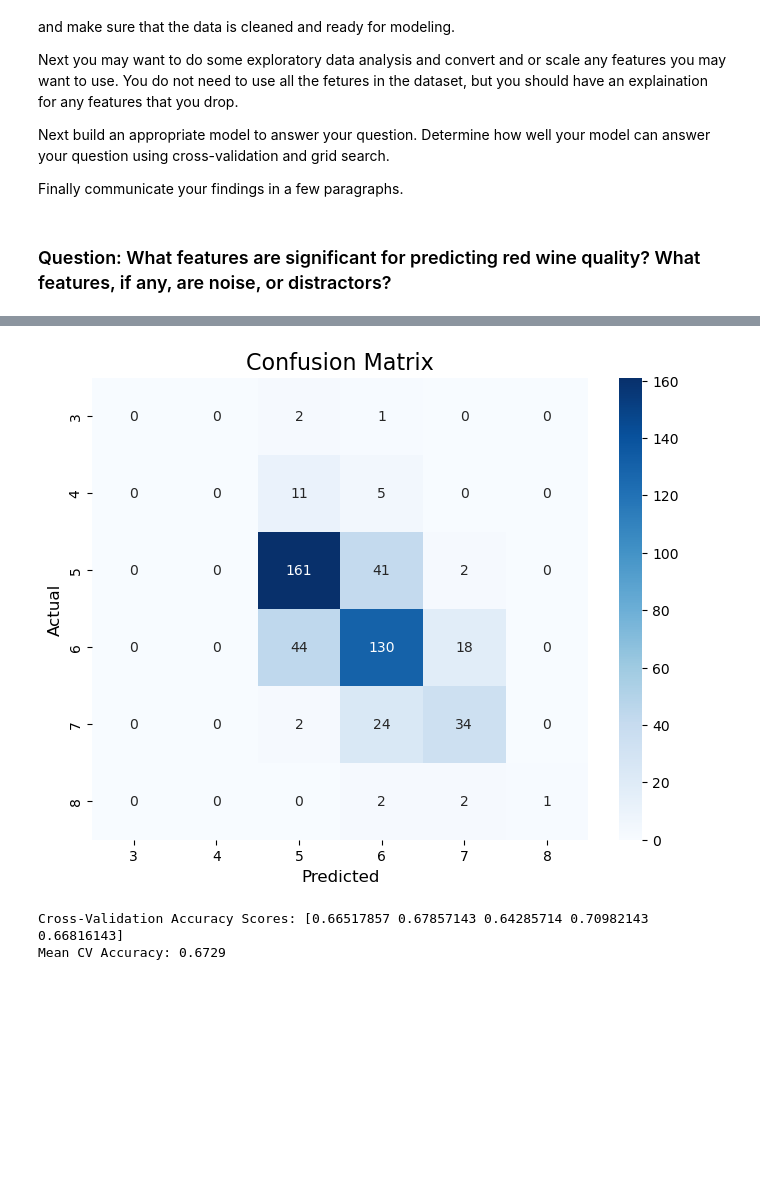
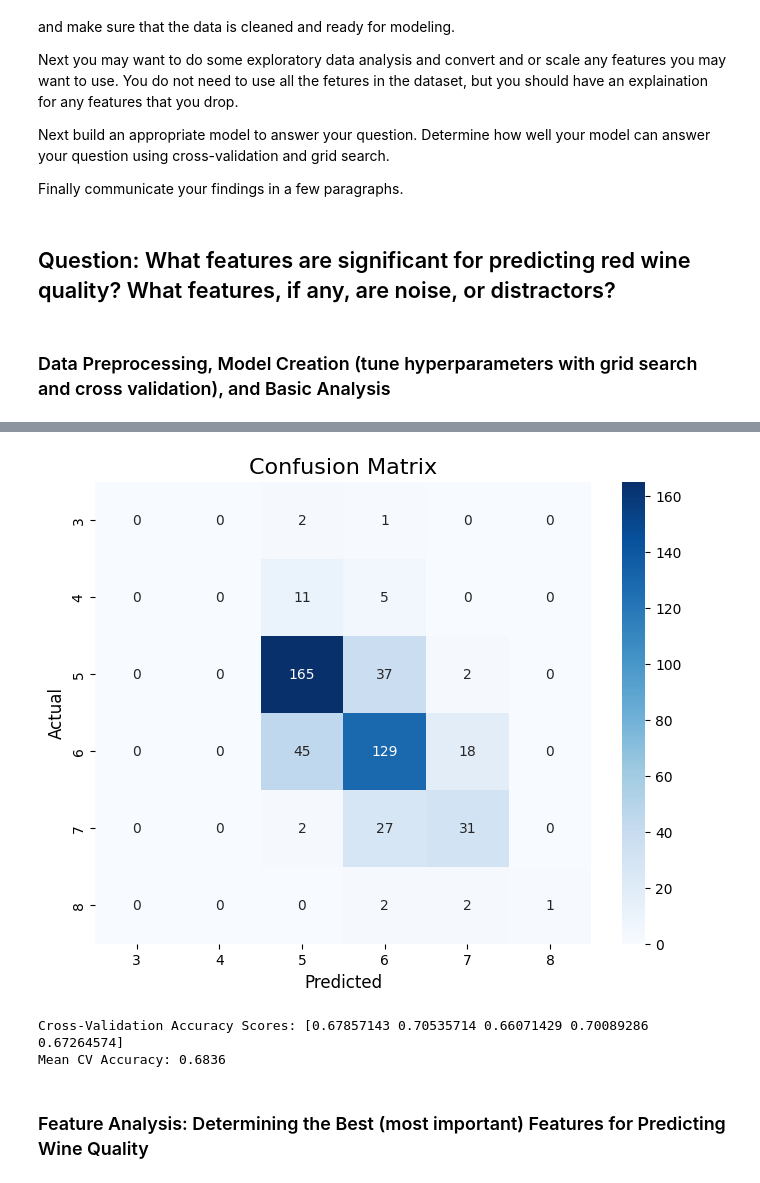
Before and after one commit to ktranfaglia1/DSCI470, a Jupyter notebook: Homework03/470_hw3.ipynb, the cells around one changed output, grey strips where cells are left out. Drawn from its saved outputs; the diff is of its cells as text; code cells hidden in the pictures; blank space fills up the shorter version.

```diff
--- a/Homework03/470_hw3.ipynb
+++ b/Homework03/470_hw3.ipynb
@@ -25,7 +25,7 @@ Next build an appropriate model to answer your question. Determine how well your
 
 Finally communicate your findings in a few paragraphs.
 # %% [markdown]
-### Question: What features are significant for predicting red wine quality? What features, if any, are noise, or distractors? ###
+## Question: What features are significant for predicting red wine quality? What features, if any, are noise, or distractors? ##
 # %%
 # Import necessary libraries
 import pandas as pd
@@ -40,15 +44,16 @@ df_wine_red = pd.read_csv("winequality-red.csv", sep=';')
 # df_wine_white=pd.read_csv("winequality-white.csv", sep=';')
 # df_fires=pd.read_csv('forestfires.csv')
 # df_pop=pd.read_csv('pop_failures_fixed.dat',sep=',')
+# %% [markdown]
+### Data Preprocessing, Model Creation (tune hyperparameters with grid search and cross validation), and Basic Analysis ###
 # %%
 # Display some data, statistics, and summary info
-df_wine_red.describe()
-print(df_wine_red.head())
-print(df_wine_red.info())
+print(df_wine_red.describe())
+print("\n", df_wine_red.head())
 
 # Calculate and Display the frequency of each quality rating
 quality_counts = df_wine_red['quality'].value_counts().sort_index()
-print(quality_counts)
+print("\n", quality_counts)
 
 # Visualize the target variable (quality) distribution
 plt.figure(figsize=(8, 6))
@@ -63,7 +68,7 @@ plt.show()
 target = df_wine_red['quality']  # Extract target
 features = df_wine_red.drop('quality', axis=1)  # Extract features
 
-# Train-test split
+# Train-test split the dataset
 X_train, X_test, y_train, y_test = train_test_split(features, target, test_size=0.3, random_state=7, stratify=target)
 
 # Feature scaling (Standard: Mean = 0, Std = 1)
@@ -72,36 +77,54 @@ X_train_scaled = scaler.fit_transform(X_train)
 X_test_scaled = scaler.transform(X_test)
 
 # Build model and tune hyperparameter using Grid Search
-rf = RandomForestClassifier(random_state=7)
+rf = RandomForestClassifier(class_weight='balanced', random_state=7)
 
 # Define hyperparameters to tune
 grid_tune = {
-    'n_estimators': [50, 100, 200],
-    'max_depth': [None, 10, 20, 30],
-    'min_samples_split': [2, 5, 10]
+    'n_estimators': [100, 125, 150, 175, 200],
+    'max_depth': [None, 10, 20, 30, 40],
+    'min_samples_split': [2, 4, 6, 8, 10]
 }
 
 # Grid Search with Cross-Validation (cv=5)
-grid_search = GridSearchCV(estimator=rf, param_grid=grid_tune, cv=5, scoring='accuracy')
+grid_search = GridSearchCV(estimator=rf, param_grid=grid_tune, cv=5, n_jobs=-1, scoring='accuracy')
 grid_search.fit(X_train_scaled, y_train)
 
+# Print the best hyperparameters
+print("\nBest Hyperparameters:", grid_search.best_params_)
+
 # Get the best model
-best_model = grid_search.best_estimator_
+best_rf = grid_search.best_estimator_
+
+# Create a dummy classifier using the 'most_frequent' strategy for baseline model comparison
+dummy_model = DummyClassifier(strategy='most_frequent')
+
+# Fit the dummy model, predict on the test set, and get the accuracy score
+dummy_model.fit(X_train, y_train)
+dummy_pred = dummy_model.predict(X_test)
+
+# Get and display accuracy score for Dummy model
+dummy_accuracy = accuracy_score(y_test, dummy_pred)
+print(f"\nDummy Model Accuracy: {dummy_accuracy}")
+
+# Display lassification report for the Dummy model
+print("Dummy Model Classification Report:")
+print(classification_report(y_test, dummy_pred, zero_division=0))
 
 # Evaluate the model
 # Predict on the test set
-y_pred = best_model.predict(X_test_scaled)
+rf_pred = best_rf.predict(X_test_scaled)
 
-# Accuracy
-accuracy = accuracy_score(y_test, y_pred)
-print(f'Accuracy: {accuracy:.4f}')
+# Get and display accuracy score for Random Forest model
+rf_accuracy = accuracy_score(y_test, rf_pred)
+print(f'\nRandom Forest Accuracy: {rf_accuracy:.4f}')
 
-# Classification Report
-print("Classification Report:")
-print(classification_report(y_test, y_pred))
+# Display classification report for Random Forest model
+print("Random Forest Classification Report:")
+print(classification_report(y_test, rf_pred, zero_division=0))
 
-# Confusion Matrix
-conf_matrix = confusion_matrix(y_test, y_pred)
+# Make and display Confusion Matrix
+conf_matrix = confusion_matrix(y_test, rf_pred)
 plt.figure(figsize=(8, 6))
 sns.heatmap(conf_matrix, annot=True, fmt='d', cmap='Blues', xticklabels=sorted(y_test.unique()), yticklabels=sorted(y_test.unique()))
 plt.title('Confusion Matrix', fontsize=16)
@@ -109,8 +132,8 @@ plt.xlabel('Predicted', fontsize=12)
 plt.ylabel('Actual', fontsize=12)
 plt.show()
 
-# Step 5: Cross-Validation Scores
-cv_scores = cross_val_score(best_model, X_train_scaled, y_train, cv=5, scoring='accuracy')
-print(f"Cross-Validation Accuracy Scores: {cv_scores}")
+# Get and display Cross-Validation Scores
+cv_scores = cross_val_score(best_rf, X_train_scaled, y_train, cv=5, scoring='accuracy')
+print(f"\nCross-Validation Accuracy Scores: {cv_scores}")
 print(f"Mean CV Accuracy: {cv_scores.mean():.4f}")
 # %% [output]
@@ -148,4 +174,6 @@ Classification Report:
 weighted avg       0.65      0.68      0.66       480
-[figure, old version]
+[figure, new version]
-Cross-Validation Accuracy Scores: [0.66517857 0.67857143 0.64285714 0.70982143 0.66816143]
-Mean CV Accuracy: 0.6729
+Cross-Validation Accuracy Scores: [0.67857143 0.70535714 0.66071429 0.70089286 0.67264574]
+Mean CV Accuracy: 0.6836
+# %% [markdown]
+### Feature Analysis: Determining the Best (most important) Features for Predicting Wine Quality ###
```
Also changed, not shown: parts of 5 cells of this notebook.
